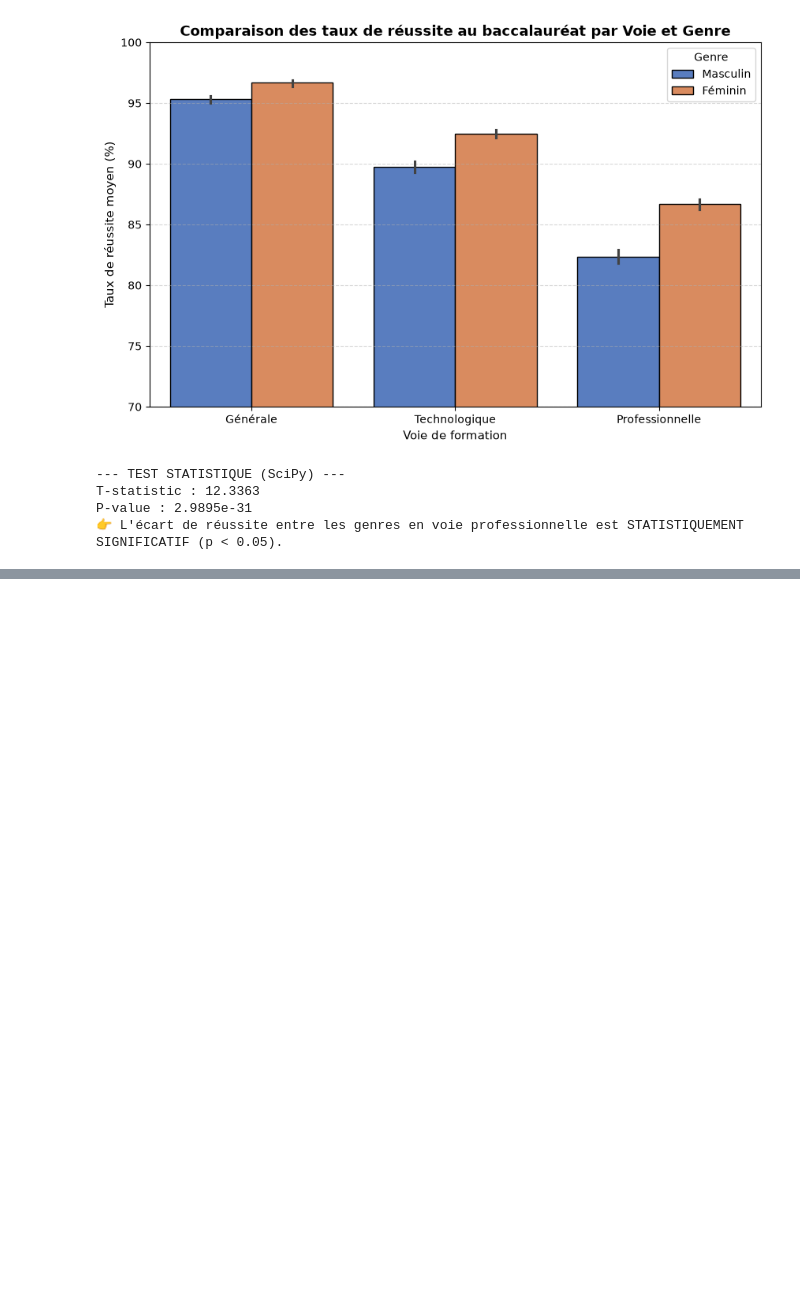
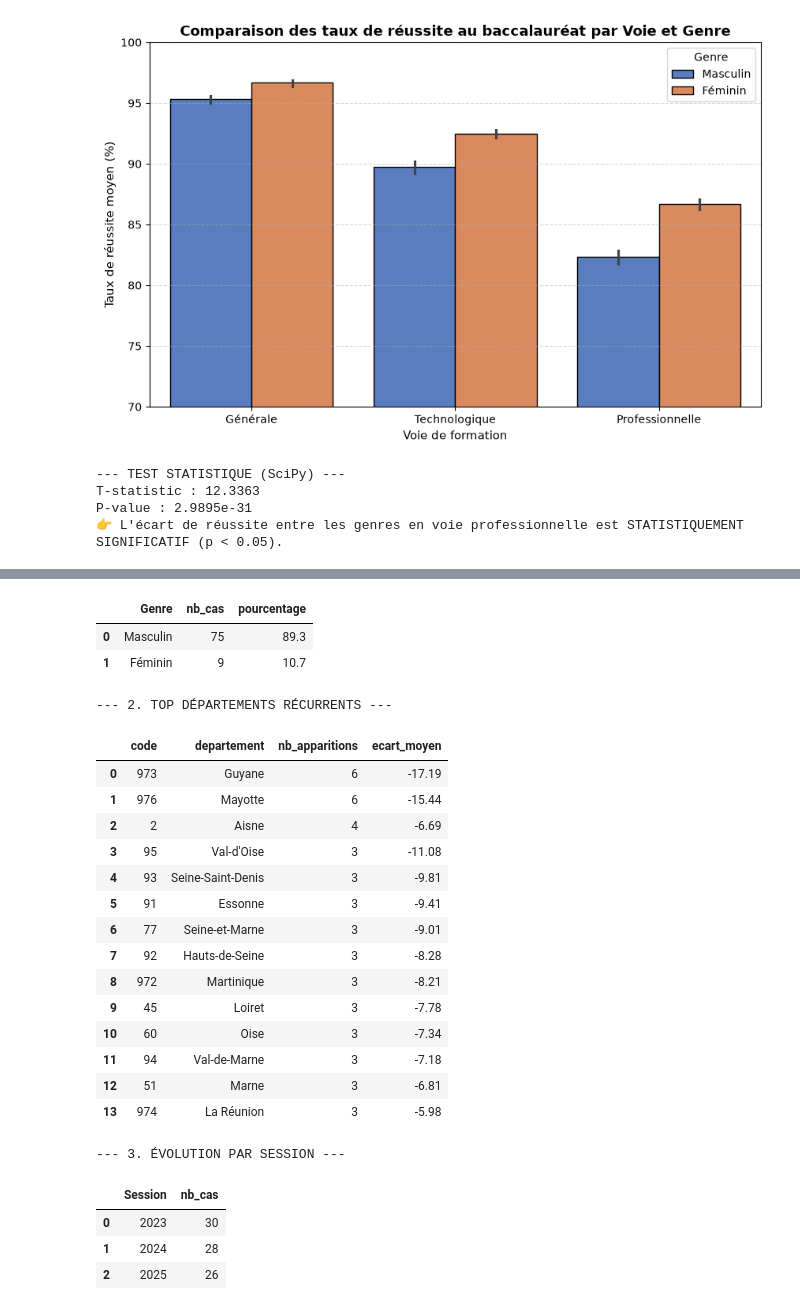
Before and after one commit to WarletAnthony/Analyse-du-taux-de-reussite-au-Baccalaureat, a Jupyter notebook: analyse_baccalaureat_departement.ipynb, the cells around one changed output, grey strips where cells are left out. Saved outputs shown, nothing was run; the diff lists cells and outputs as text; code cells hidden in the pictures; blank space fills up the shorter version.

```diff
--- a/analyse_baccalaureat_departement.ipynb
+++ b/analyse_baccalaureat_departement.ipynb
@@ -280,0 +348,56 @@ P-value : 2.9895e-31
+# %%
+import duckdb
+
+# 1. On isole d'abord les 84 lignes de décrochage en voie Professionnelle
+query_pro = """
+SELECT
+    "Code département" AS code,
+    "Libellé département" AS departement,
+    "Voie",
+    "Session",
+    "Genre",
+    "Taux de réussite à l'examen" AS taux,
+    ROUND("Taux de réussite à l'examen" - AVG("Taux de réussite à l'examen") OVER(PARTITION BY "Voie"), 2) AS ecart_points
+FROM df
+QUALIFY "Voie" = 'Professionnelle'
+    AND ("Taux de réussite à l'examen" - AVG("Taux de réussite à l'examen") OVER(PARTITION BY "Voie")) < -5
+"""
+
+df_pro_decrochage = duckdb.query(query_pro).to_df()
+
+# 2. Synthèse 1 : Répartition Garçons vs Filles (uniquement groupé par Genre)
+print("--- 1. RÉPARTITION PAR GENRE ---")
+display(duckdb.query("""
+    SELECT
+        Genre,
+        COUNT(*) AS nb_cas,
+        ROUND(COUNT(*) * 100.0 / SUM(COUNT(*)) OVER(), 1) AS pourcentage
+    FROM df_pro_decrochage
+    GROUP BY Genre
+""").to_df())
+
+# 3. Synthèse 2 : Top des départements les plus touchés (Récurrence sur 6 max)
+print("--- 2. TOP DÉPARTEMENTS RÉCURRENTS ---")
+display(duckdb.query("""
+    SELECT
+        code,
+        departement,
+        COUNT(*) AS nb_apparitions,
+        ROUND(AVG(ecart_points), 2) AS ecart_moyen
+    FROM df_pro_decrochage
+    GROUP BY code, departement
+    HAVING COUNT(*) >= 3
+    ORDER BY nb_apparitions DESC, ecart_moyen ASC
+""").to_df())
+
+# 4. Synthèse 3 : Évolution par année
+print("--- 3. ÉVOLUTION PAR SESSION ---")
+display(duckdb.query("""
+    SELECT
+        Session,
+        COUNT(*) AS nb_cas
+    FROM df_pro_decrochage
+    GROUP BY Session
+    ORDER BY Session ASC
+""").to_df())
+# %% [output]
@@ -280,0 +405,24 @@ P-value : 2.9895e-31
+|  | Genre | nb_cas | pourcentage |
+| 0 | Masculin | 75 | 89.3 |
+| 1 | Féminin | 9 | 10.7 |
+--- 2. TOP DÉPARTEMENTS RÉCURRENTS ---
+|  | code | departement | nb_apparitions | ecart_moyen |
+| 0 | 973 | Guyane | 6 | -17.19 |
+| 1 | 976 | Mayotte | 6 | -15.44 |
+| 2 | 2 | Aisne | 4 | -6.69 |
+| 3 | 95 | Val-d'Oise | 3 | -11.08 |
+| 4 | 93 | Seine-Saint-Denis | 3 | -9.81 |
+| 5 | 91 | Essonne | 3 | -9.41 |
+| 6 | 77 | Seine-et-Marne | 3 | -9.01 |
+| 7 | 92 | Hauts-de-Seine | 3 | -8.28 |
+| 8 | 972 | Martinique | 3 | -8.21 |
+| 9 | 45 | Loiret | 3 | -7.78 |
+| 10 | 60 | Oise | 3 | -7.34 |
+| 11 | 94 | Val-de-Marne | 3 | -7.18 |
+| 12 | 51 | Marne | 3 | -6.81 |
+| 13 | 974 | La Réunion | 3 | -5.98 |
+--- 3. ÉVOLUTION PAR SESSION ---
+|  | Session | nb_cas |
+| 0 | 2023 | 30 |
+| 1 | 2024 | 28 |
+| 2 | 2025 | 26 |
```
Also changed, not shown: parts of 6 cells of this notebook.
